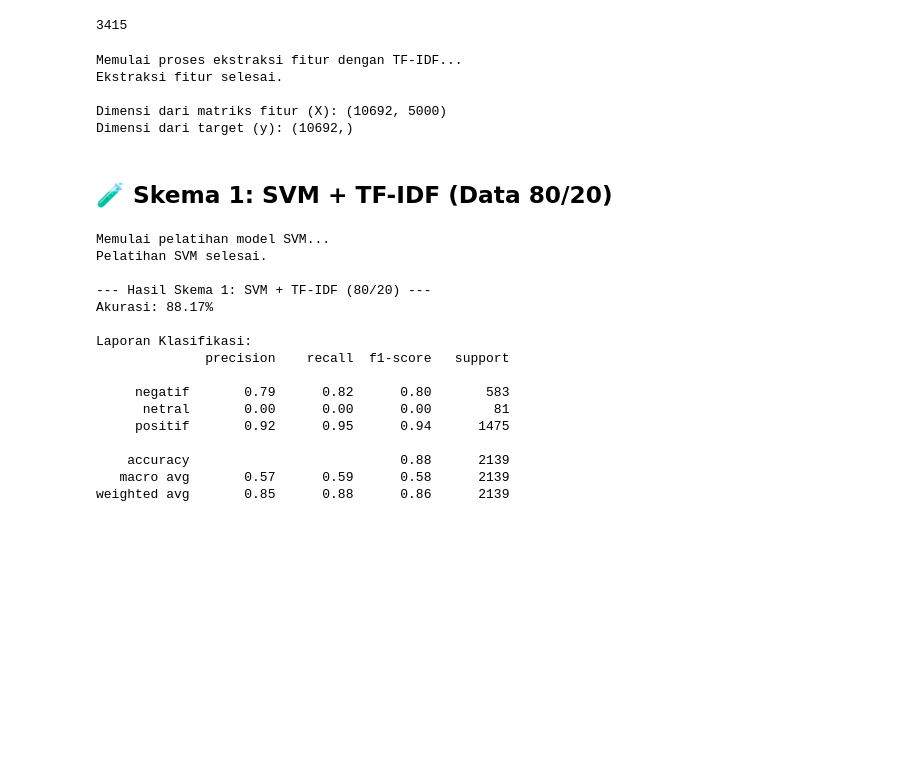
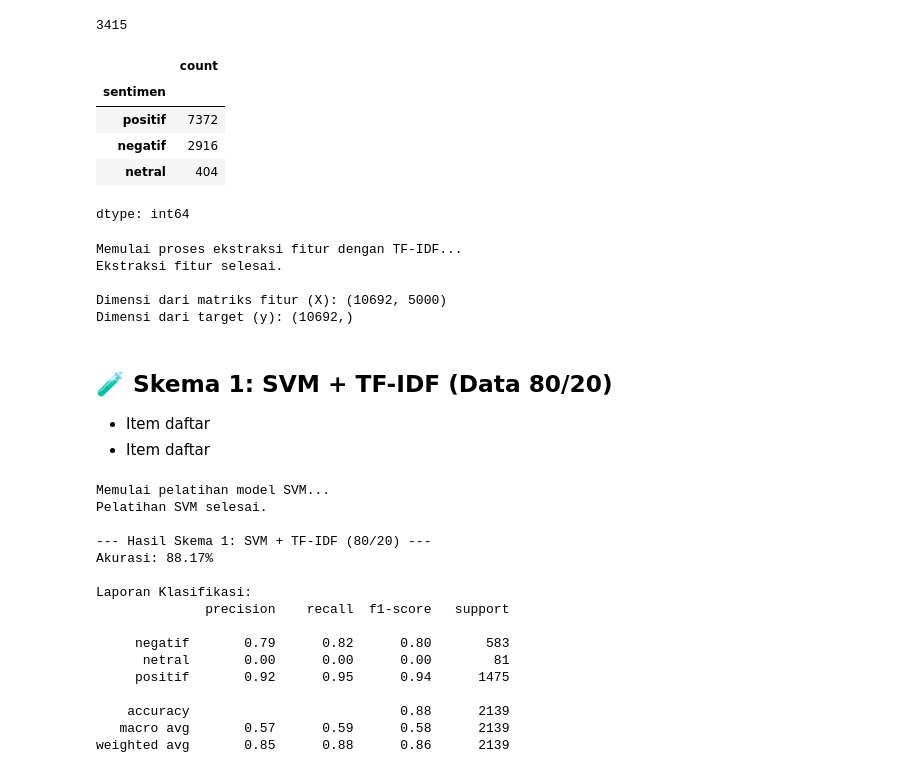
Before and after one commit to FaizFP/Dicoding--Analystic-Sentiments, a Jupyter notebook: Pelatihan_SentimenAnalys.ipynb, the cells around one changed output. Saved outputs shown, nothing was run; the diff lists cells and outputs as text; code cells hidden in the pictures; blank space fills up the shorter version.

```diff
--- a/Pelatihan_SentimenAnalys.ipynb
+++ b/Pelatihan_SentimenAnalys.ipynb
@@ -43,6 +61,15 @@ df_bersih['clean_content'].isnull().sum()
 df_bersih.duplicated().sum()
 # %% [output]
 3415
+# %%
+df_bersih['sentimen'].value_counts()
+# %% [output]
+|  | count |
+| sentimen |  |
+| positif | 7372 |
+| negatif | 2916 |
+| netral | 404 |
+dtype: int64
 # %%
 
 # 1. Inisialisasi TfidfVectorizer
@@ -74,6 +101,9 @@ Dimensi dari matriks fitur (X): (10692, 5000)
 Dimensi dari target (y): (10692,)
 # %% [markdown]
 ## 🧪 Skema 1: SVM + TF-IDF (Data 80/20)
+
+*   Item daftar
+*   Item daftar
 # %%
 # 1. Pembagian Data (80% Latih, 20% Uji)
 X_train, X_test, y_train, y_test = train_test_split(
```
Also changed, not shown: parts of 18 cells of this notebook.
